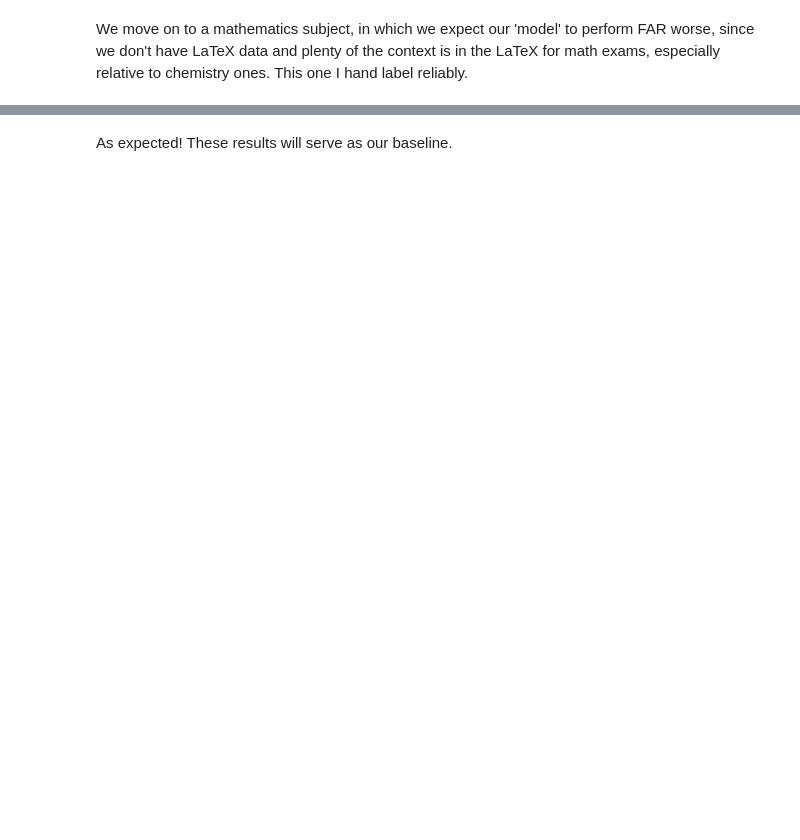
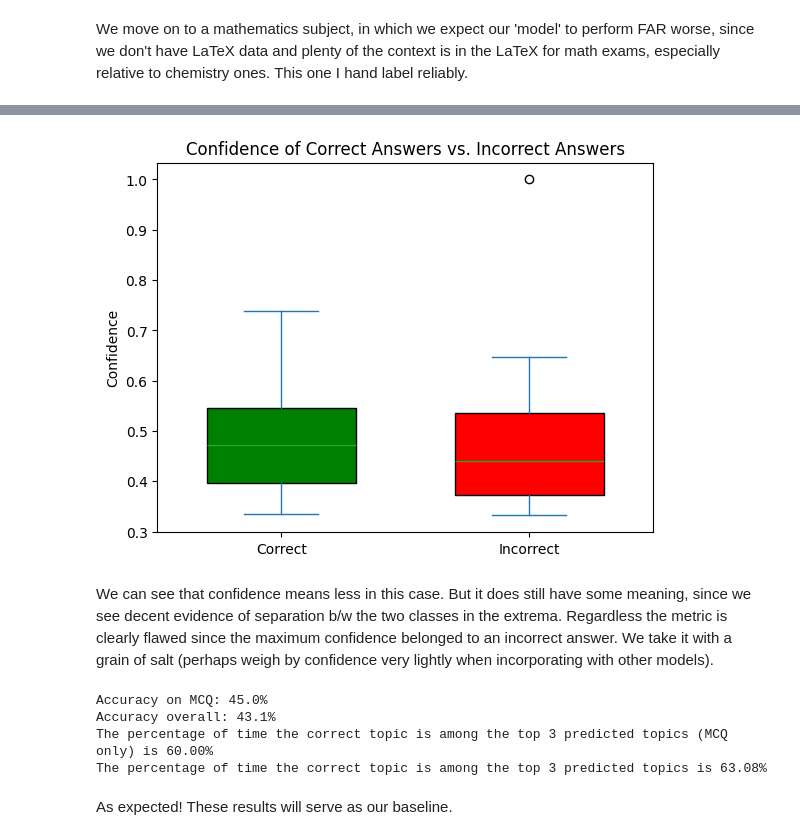
Before and after one commit to ykip10/Qlassifier, a Jupyter notebook: src/Qlassifier/baseline.ipynb, the cells around one changed output, grey strips where cells are left out. Cells and saved outputs as stored; diff of their text form; code cells hidden in the pictures; blank space fills up the shorter version.

```diff
--- a/src/Qlassifier/baseline.ipynb
+++ b/src/Qlassifier/baseline.ipynb
@@ -75,2 +147,15 @@ Accuracy on specialist math MCQ 45.0%
+# %%
+plot_conf(math_df)
+# %% [output]
+[figure, added]
+# %% [markdown]
+We can see that confidence means less in this case. But it does still have some meaning, since we see decent evidence of separation b/w the two classes in the extrema. Regardless the metric is clearly flawed since the maximum confidence belonged to an incorrect answer. We take it with a grain of salt (perhaps weigh by confidence very lightly when incorporating with other models).
+# %%
+evaluate_tf_idf(math_df, mcq_math, cos_math)
+# %% [output]
+Accuracy on MCQ: 45.0%
+Accuracy overall: 43.1%
+The percentage of time the correct topic is among the top 3 predicted topics (MCQ only) is 60.00%
+The percentage of time the correct topic is among the top 3 predicted topics is 63.08%
 # %% [markdown]
 As expected! These results will serve as our baseline.
```
Also changed, not shown: parts of 13 cells of this notebook, 8 other files.
